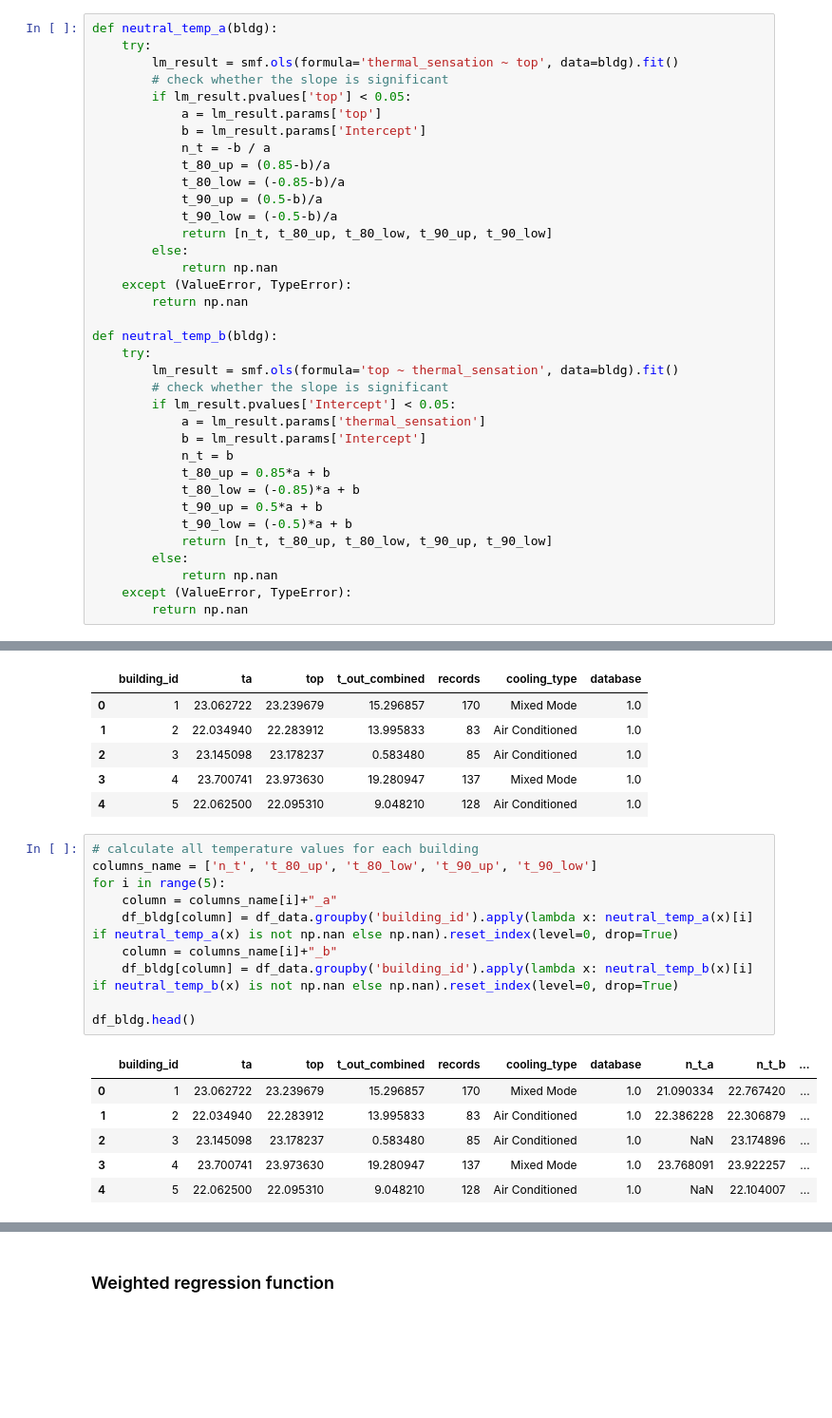
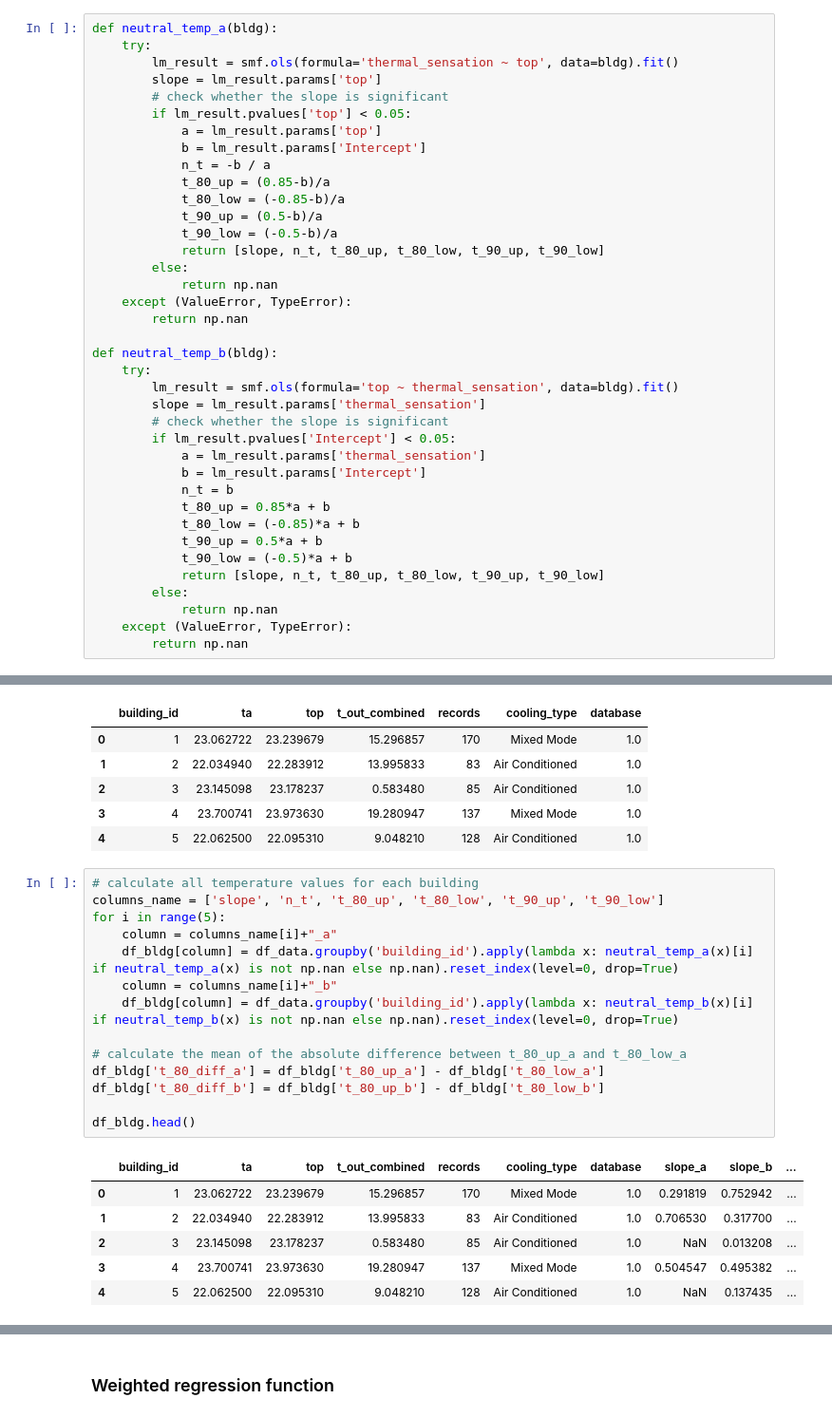
Before and after one commit to ruijis/causal-thinking-neutral-temperature, a Jupyter notebook: two-linear-regressions.ipynb, the cells around one changed output, grey strips where cells are left out. Shown: that part at 95% size. Cells and saved outputs as stored; diff of their text form; blank space fills up the shorter version.

```diff
--- a/two-linear-regressions.ipynb
+++ b/two-linear-regressions.ipynb
@@ -204,6 +217,7 @@ Notes:
 def neutral_temp_a(bldg):
     try:
         lm_result = smf.ols(formula='thermal_sensation ~ top', data=bldg).fit()
+        slope = lm_result.params['top']
         # check whether the slope is significant
         if lm_result.pvalues['top'] < 0.05:
             a = lm_result.params['top']
@@ -213,7 +227,7 @@ def neutral_temp_a(bldg):
             t_80_low = (-0.85-b)/a
             t_90_up = (0.5-b)/a
             t_90_low = (-0.5-b)/a
-            return [n_t, t_80_up, t_80_low, t_90_up, t_90_low]
+            return [slope, n_t, t_80_up, t_80_low, t_90_up, t_90_low]
         else:
             return np.nan
     except (ValueError, TypeError):
@@ -222,6 +236,7 @@ def neutral_temp_a(bldg):
 def neutral_temp_b(bldg):
     try:
         lm_result = smf.ols(formula='top ~ thermal_sensation', data=bldg).fit()
+        slope = lm_result.params['thermal_sensation']
         # check whether the slope is significant
         if lm_result.pvalues['Intercept'] < 0.05:
             a = lm_result.params['thermal_sensation']
@@ -231,7 +246,7 @@ def neutral_temp_b(bldg):
             t_80_low = (-0.85)*a + b
             t_90_up = 0.5*a + b
             t_90_low = (-0.5)*a + b
-            return [n_t, t_80_up, t_80_low, t_90_up, t_90_low]
+            return [slope, n_t, t_80_up, t_80_low, t_90_up, t_90_low]
         else:
             return np.nan
     except (ValueError, TypeError):
@@ -259,18 +274,22 @@ df_bldg.head()
 | 4 | 5 | 22.062500 | 22.095310 | 9.048210 | 128 | Air Conditioned | 1.0 |
 # %%
 # calculate all temperature values for each building
-columns_name = ['n_t', 't_80_up', 't_80_low', 't_90_up', 't_90_low']
+columns_name = ['slope', 'n_t', 't_80_up', 't_80_low', 't_90_up', 't_90_low']
 for i in range(5):
     column = columns_name[i]+"_a"
     df_bldg[column] = df_data.groupby('building_id').apply(lambda x: neutral_temp_a(x)[i] if neutral_temp_a(x) is not np.nan else np.nan).reset_index(level=0, drop=True)
     column = columns_name[i]+"_b"
     df_bldg[column] = df_data.groupby('building_id').apply(lambda x: neutral_temp_b(x)[i] if neutral_temp_b(x) is not np.nan else np.nan).reset_index(level=0, drop=True)
 
+# calculate the mean of the absolute difference between t_80_up_a and t_80_low_a
+df_bldg['t_80_diff_a'] = df_bldg['t_80_up_a'] - df_bldg['t_80_low_a']
+df_bldg['t_80_diff_b'] = df_bldg['t_80_up_b'] - df_bldg['t_80_low_b']
+
 df_bldg.head()
 # %% [output]
-|  | building_id | ta | top | t_out_combined | records | cooling_type | database | n_t_a | n_t_b | ... |
-| 0 | 1 | 23.062722 | 23.239679 | 15.296857 | 170 | Mixed Mode | 1.0 | 21.090334 | 22.767420 | ... |
-| 1 | 2 | 22.034940 | 22.283912 | 13.995833 | 83 | Air Conditioned | 1.0 | 22.386228 | 22.306879 | ... |
-| 2 | 3 | 23.145098 | 23.178237 | 0.583480 | 85 | Air Conditioned | 1.0 | NaN | 23.174896 | ... |
-| 3 | 4 | 23.700741 | 23.973630 | 19.280947 | 137 | Mixed Mode | 1.0 | 23.768091 | 23.922257 | ... |
-| 4 | 5 | 22.062500 | 22.095310 | 9.048210 | 128 | Air Conditioned | 1.0 | NaN | 22.104007 | ... |
+|  | building_id | ta | top | t_out_combined | records | cooling_type | database | slope_a | slope_b | ... |
+| 0 | 1 | 23.062722 | 23.239679 | 15.296857 | 170 | Mixed Mode | 1.0 | 0.291819 | 0.752942 | ... |
+| 1 | 2 | 22.034940 | 22.283912 | 13.995833 | 83 | Air Conditioned | 1.0 | 0.706530 | 0.317700 | ... |
+| 2 | 3 | 23.145098 | 23.178237 | 0.583480 | 85 | Air Conditioned | 1.0 | NaN | 0.013208 | ... |
+| 3 | 4 | 23.700741 | 23.973630 | 19.280947 | 137 | Mixed Mode | 1.0 | 0.504547 | 0.495382 | ... |
+| 4 | 5 | 22.062500 | 22.095310 | 9.048210 | 128 | Air Conditioned | 1.0 | NaN | 0.137435 | ... |
```
Also changed, not shown: parts of 42 cells of this notebook.
